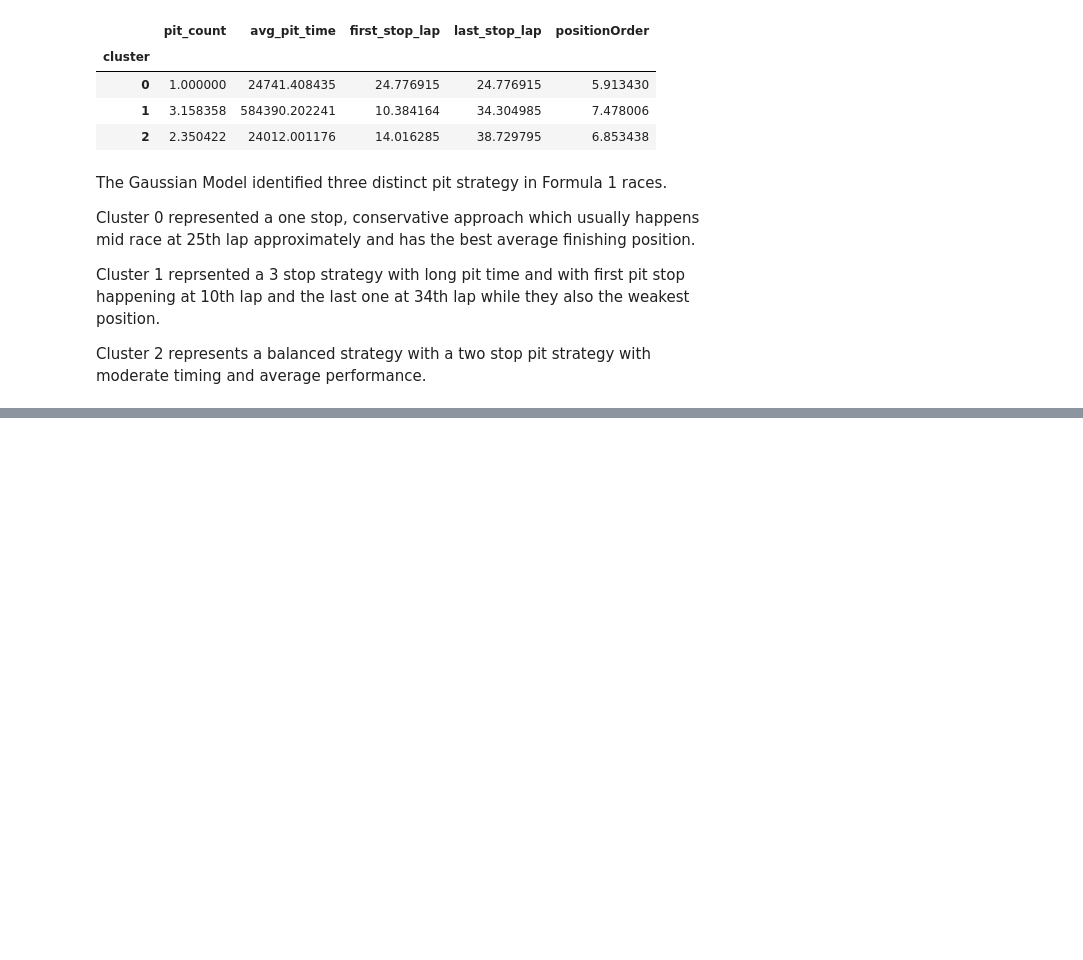
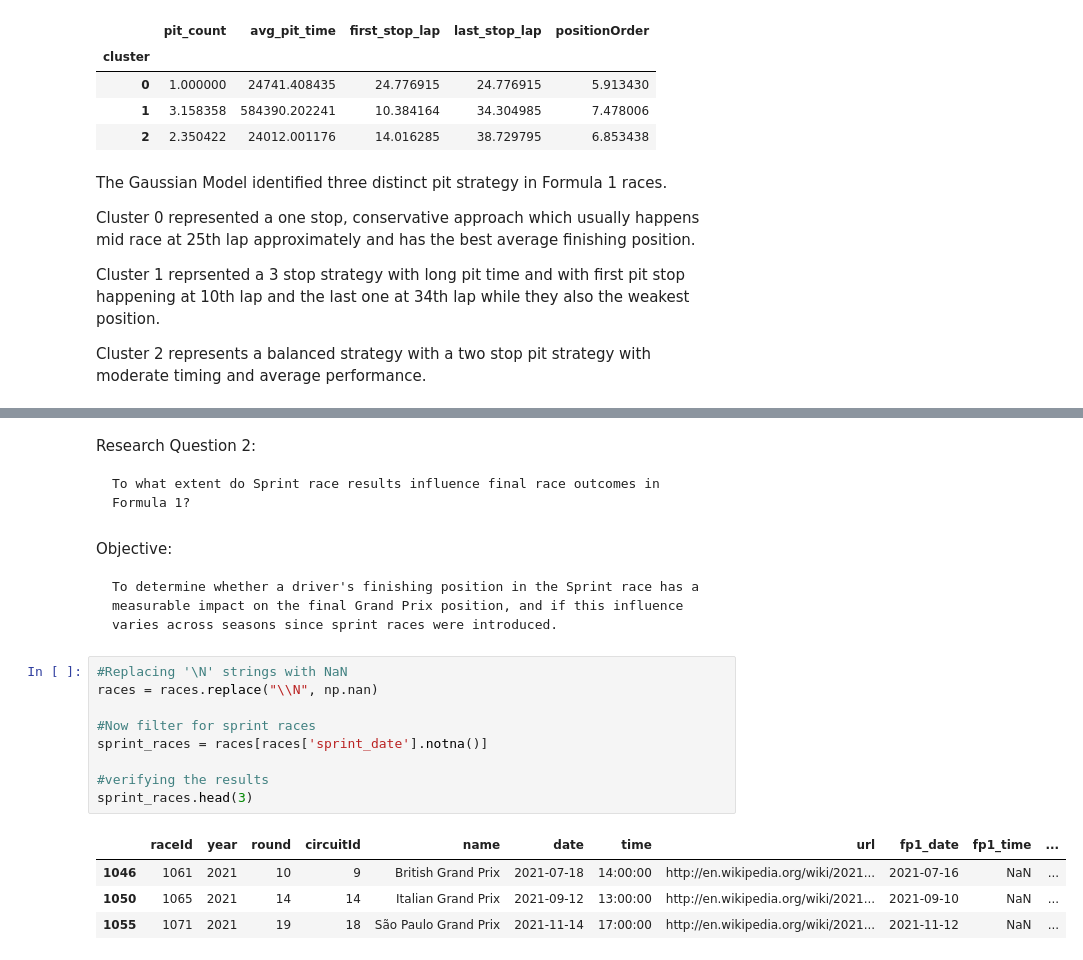
Before and after one commit to mahaejaz2699/Dissertation, a Jupyter notebook: data.ipynb, the cells around one changed output, grey strips where cells are left out. Saved outputs shown, nothing was run; the diff lists cells and outputs as text; blank space fills up the shorter version.

```diff
--- a/data.ipynb
+++ b/data.ipynb
@@ -904,0 +913,22 @@ For researchers, the study demonstrates that combining statistical analysis with
+# %% [markdown]
+Research Question 2:
+
+    To what extent do Sprint race results influence final race outcomes in Formula 1?
+# %% [markdown]
+Objective:
+
+    To determine whether a driver's finishing position in the Sprint race has a measurable impact on the final Grand Prix position, and if this influence varies across seasons since sprint races were introduced.
+# %%
+#Replacing '\N' strings with NaN
+races = races.replace("\\N", np.nan)
+
+#Now filter for sprint races
+sprint_races = races[races['sprint_date'].notna()]
+
+#verifying the results
+sprint_races.head(3)
+# %% [output]
+|  | raceId | year | round | circuitId | name | date | time | url | fp1_date | fp1_time | ... |
+| 1046 | 1061 | 2021 | 10 | 9 | British Grand Prix | 2021-07-18 | 14:00:00 | http://en.wikipedia.org/wiki/2021... | 2021-07-16 | NaN | ... |
+| 1050 | 1065 | 2021 | 14 | 14 | Italian Grand Prix | 2021-09-12 | 13:00:00 | http://en.wikipedia.org/wiki/2021... | 2021-09-10 | NaN | ... |
+| 1055 | 1071 | 2021 | 19 | 18 | São Paulo Grand Prix | 2021-11-14 | 17:00:00 | http://en.wikipedia.org/wiki/2021... | 2021-11-12 | NaN | ... |
```
Also changed, not shown: parts of 4 cells of this notebook.
